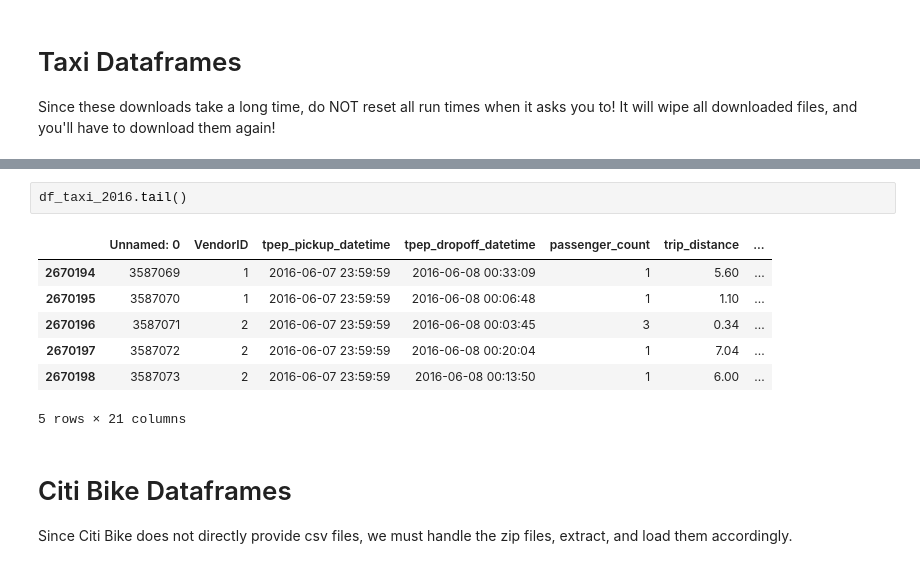
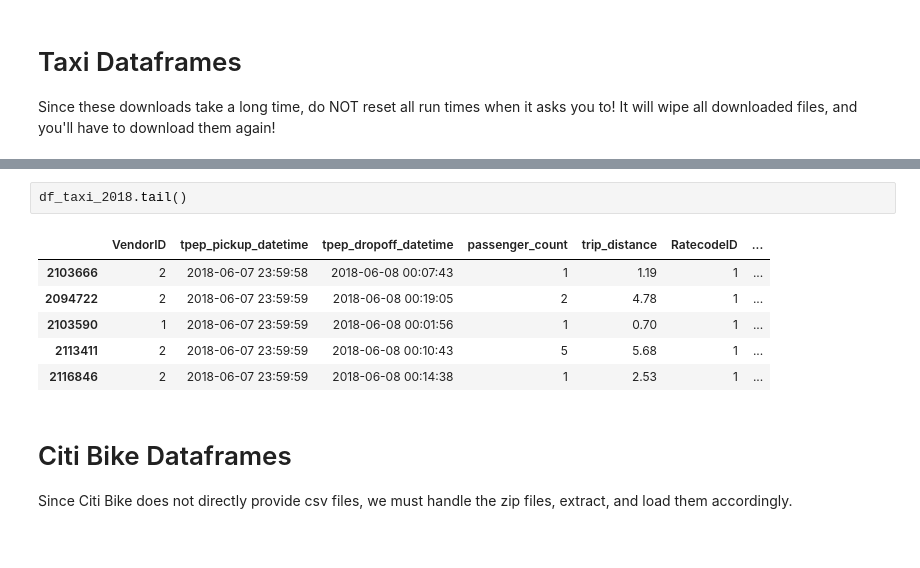
Before and after one commit to dvignoles/nyc-transpo, a Jupyter notebook: nyc_transpo.ipynb, the cells around one changed output, grey strips where cells are left out. Saved outputs shown, nothing was run; the diff lists cells and outputs as text.

```diff
--- a/nyc_transpo.ipynb
+++ b/nyc_transpo.ipynb
@@ -109,13 +116,12 @@ df_taxi_2018 = get_parsed_taxi_df("2018")
 # %%
-df_taxi_2016.tail()
+df_taxi_2018.tail()
 # %% [output]
-|  | Unnamed: 0 | VendorID | tpep_pickup_datetime | tpep_dropoff_datetime | passenger_count | trip_distance | ... |
-| 2670194 | 3587069 | 1 | 2016-06-07 23:59:59 | 2016-06-08 00:33:09 | 1 | 5.60 | ... |
-| 2670195 | 3587070 | 1 | 2016-06-07 23:59:59 | 2016-06-08 00:06:48 | 1 | 1.10 | ... |
-| 2670196 | 3587071 | 2 | 2016-06-07 23:59:59 | 2016-06-08 00:03:45 | 3 | 0.34 | ... |
-| 2670197 | 3587072 | 2 | 2016-06-07 23:59:59 | 2016-06-08 00:20:04 | 1 | 7.04 | ... |
-| 2670198 | 3587073 | 2 | 2016-06-07 23:59:59 | 2016-06-08 00:13:50 | 1 | 6.00 | ... |
+|  | VendorID | tpep_pickup_datetime | tpep_dropoff_datetime | passenger_count | trip_distance | RatecodeID | ... |
+| 2103666 | 2 | 2018-06-07 23:59:58 | 2018-06-08 00:07:43 | 1 | 1.19 | 1 | ... |
+| 2094722 | 2 | 2018-06-07 23:59:59 | 2018-06-08 00:19:05 | 2 | 4.78 | 1 | ... |
+| 2103590 | 1 | 2018-06-07 23:59:59 | 2018-06-08 00:01:56 | 1 | 0.70 | 1 | ... |
+| 2113411 | 2 | 2018-06-07 23:59:59 | 2018-06-08 00:10:43 | 5 | 5.68 | 1 | ... |
+| 2116846 | 2 | 2018-06-07 23:59:59 | 2018-06-08 00:14:38 | 1 | 2.53 | 1 | ... |
-5 rows × 21 columns
 # %% [markdown]
 # Citi Bike Dataframes
 Since Citi Bike does not directly provide csv files, we must handle the zip files, extract, and load them accordingly.
```
Also changed, not shown: parts of 5 cells of this notebook.
